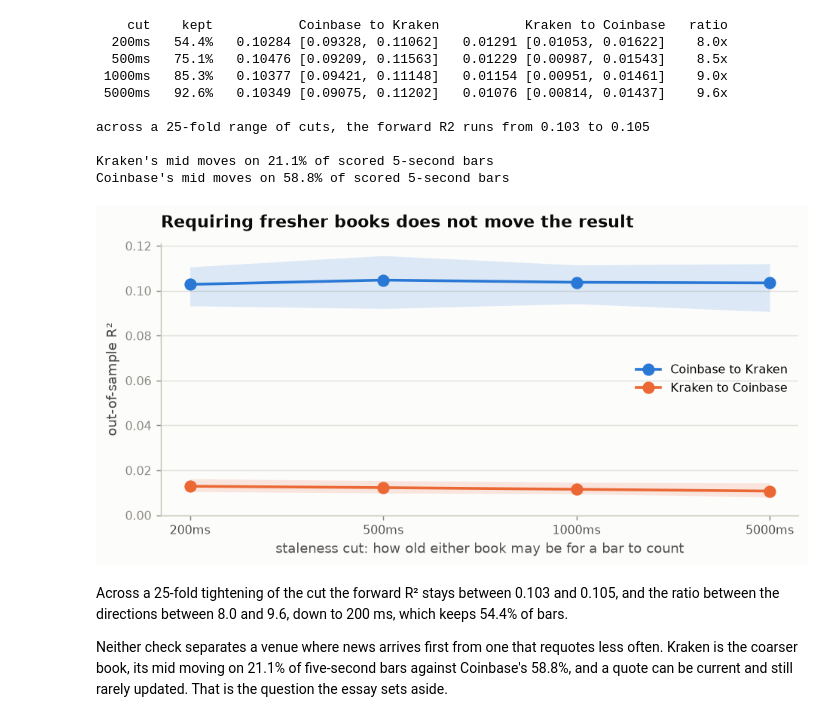
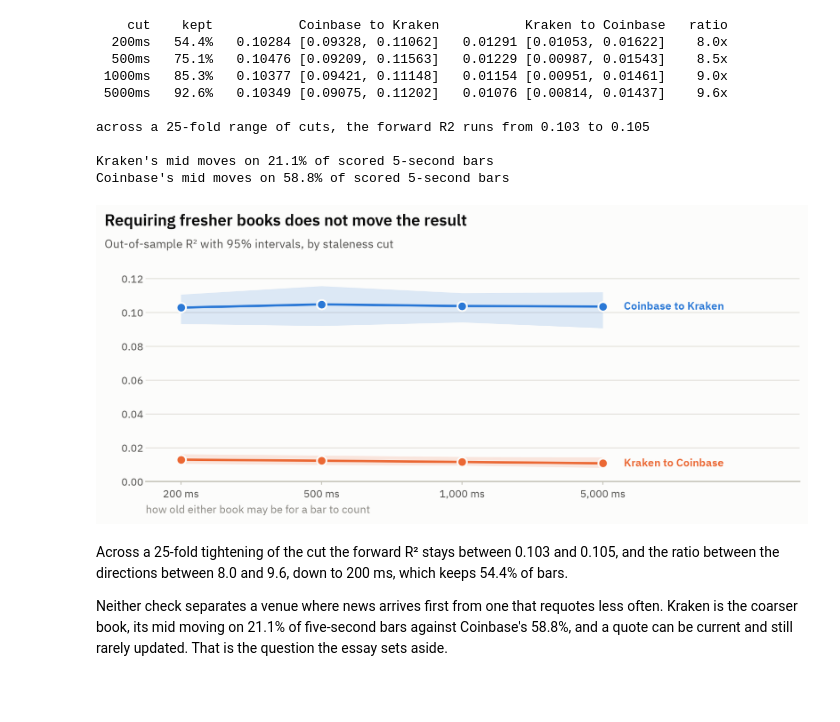
Before and after one commit to ryanp2718/crosstick-price-discovery, a Jupyter notebook: notebooks/appendix.ipynb, the cells around one changed output. Cells and saved outputs as stored; diff of their text form; code cells hidden in the pictures; blank space fills up the shorter version.

```diff
--- a/notebooks/appendix.ipynb
+++ b/notebooks/appendix.ipynb
@@ -436,25 +424,28 @@ across a 25-fold range of cuts, the forward R2 runs from 0.103 to 0.105
 Kraken's mid moves on 21.1% of scored 5-second bars
 Coinbase's mid moves on 58.8% of scored 5-second bars
 # %%
-fig, ax = plt.subplots(figsize=(8.4, 3.6))
+fig, ax = plt.subplots(figsize=(8.4, 3.8))
 xs = range(len(cuts))
 for venue, colour, label in (("kraken", COINBASE, "Coinbase to Kraken"),
                              ("coinbase", KRAKEN, "Kraken to Coinbase")):
     pts = [sweep[venue, age]["pooled"]["gbt"]["r2_vs_zero"] for age in cuts]
-    ax.plot(xs, [p[0] for p in pts], "o-", color=colour, lw=2, ms=8, label=label, zorder=4)
+    ax.plot(xs, [p[0] for p in pts], "o-", color=colour, lw=2, ms=8, mec=SURFACE, mew=1.5,
+            zorder=4)
     ax.fill_between(xs, [p[1] for p in pts], [p[2] for p in pts],
                     color=colour, alpha=0.15, lw=0, zorder=3)
-ax.set_xticks(list(xs))
-ax.set_xticklabels([f"{age}ms" for age in cuts], color=INK2)
-ax.set_xlabel("staleness cut: how old either book may be for a bar to count")
-ax.set_ylabel("out-of-sample R²")
+    name_series(ax, len(cuts) - 0.85, pts[-1][0], label, colour)
+ax.set_xticks(list(xs), [f"{age:,} ms" for age in cuts])
+ax.set_xlim(-0.25, len(cuts) + 0.4)
 ax.set_ylim(bottom=0)
-ax.set_title("Requiring fresher books does not move the result")
-ax.grid(axis="y", zorder=0)
-ax.legend(loc="center right")
+ax.yaxis.set_major_formatter("{x:.2f}")
+ax.set_xlabel("how old either book may be for a bar to count", loc="left")
+ax.grid(axis="y")
+headline(fig, "Requiring fresher books does not move the result",
+         "Out-of-sample R² with 95% intervals, by staleness cut", top=0.85, left=0.07,
+         right=0.99, bottom=0.14)
 plt.show()
 # %% [output]
-[figure, old version]
+[figure, new version]
 # %% [markdown]
 Across a 25-fold tightening of the cut the forward R² stays between 0.103 and 0.105, and the
 ratio between the directions between 8.0 and 9.6, down to 200 ms, which keeps 54.4% of bars.
```
Also changed, not shown: parts of 12 cells of this notebook, 8 other files.
